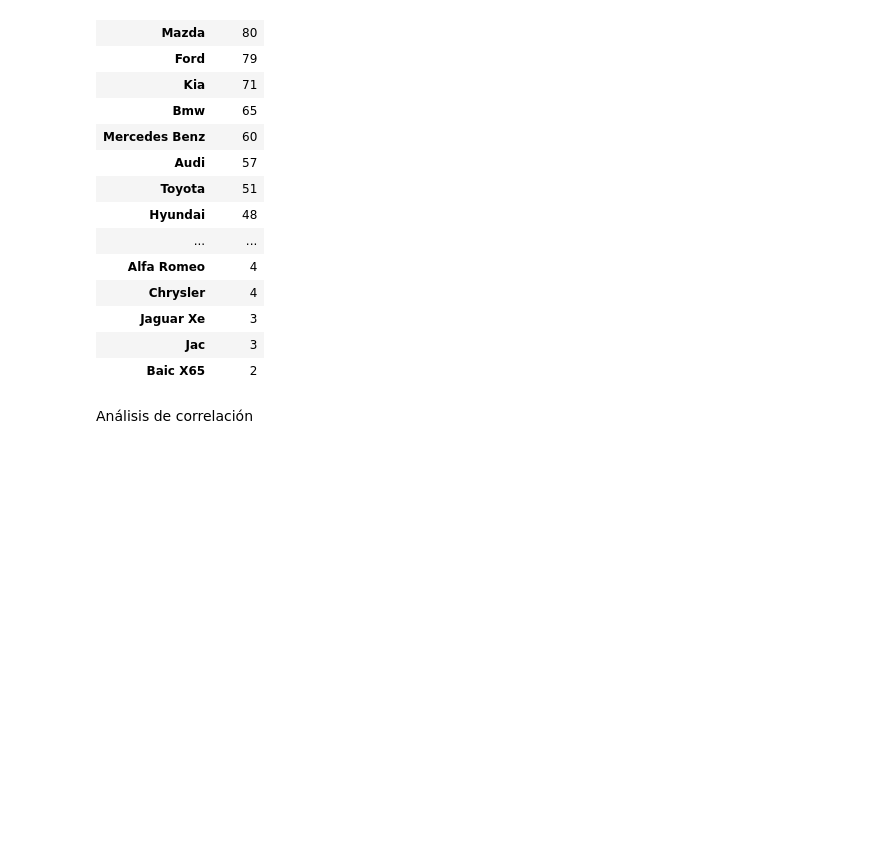
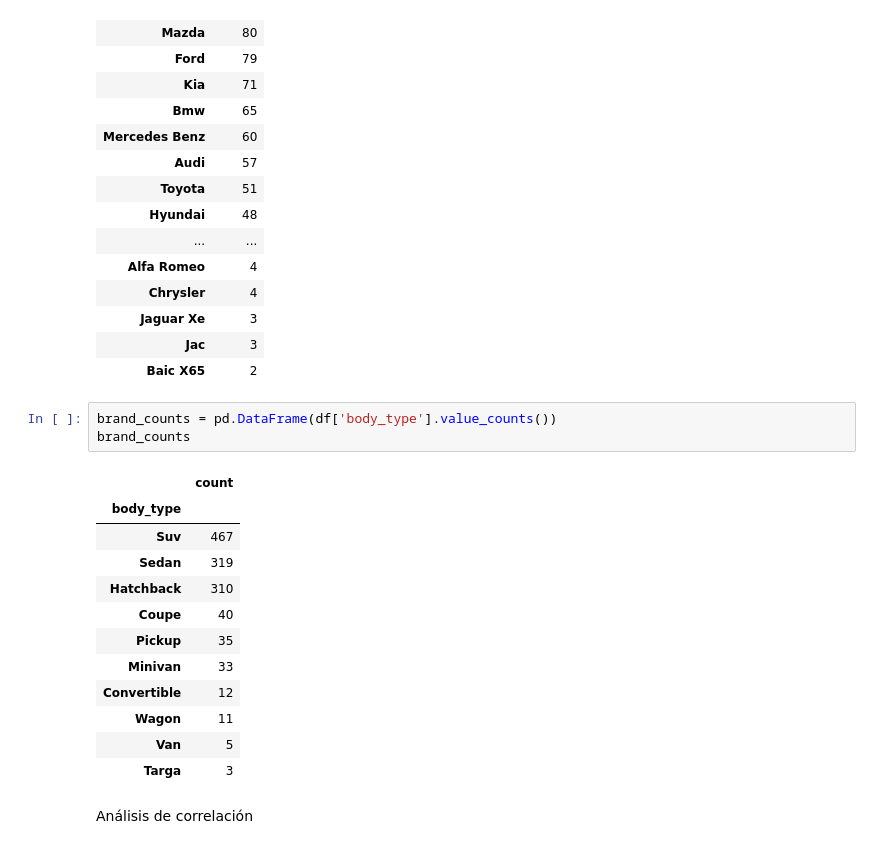
Before and after one commit to Anonymate054/MCD-Econometrics, a Jupyter notebook: notebooks/project/2.0-leng-EDA copy.ipynb, the cells around one changed output. Drawn from its saved outputs; the diff is of its cells as text; blank space fills up the shorter version.

Commit message:
Adding body_type

```diff
--- a/notebooks/project/2.0-leng-EDA copy.ipynb
+++ b/notebooks/project/2.0-leng-EDA copy.ipynb
@@ -67,6 +67,22 @@ brand_counts
 | Jaguar Xe | 3 |
 | Jac | 3 |
 | Baic X65 | 2 |
+# %%
+brand_counts = pd.DataFrame(df['body_type'].value_counts())
+brand_counts
+# %% [output]
+|  | count |
+| body_type |  |
+| Suv | 467 |
+| Sedan | 319 |
+| Hatchback | 310 |
+| Coupe | 40 |
+| Pickup | 35 |
+| Minivan | 33 |
+| Convertible | 12 |
+| Wagon | 11 |
+| Van | 5 |
+| Targa | 3 |
 # %% [markdown]
 Análisis de correlación
 # %%
```
Also changed, not shown: parts of 2 cells of this notebook.
